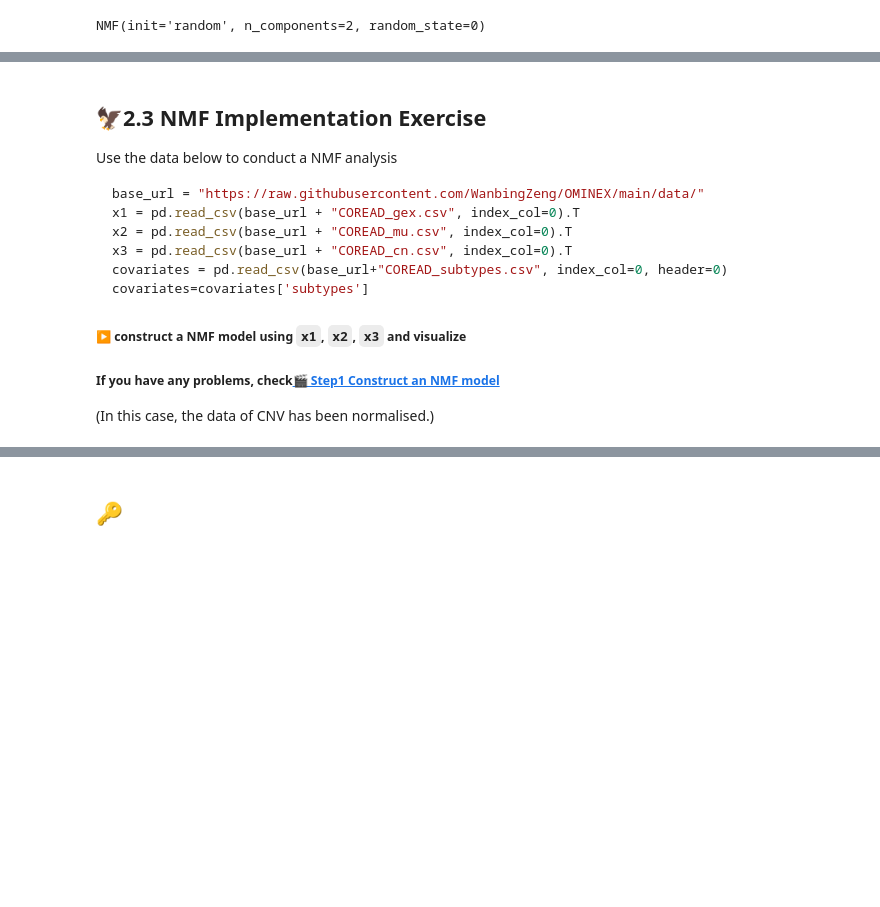
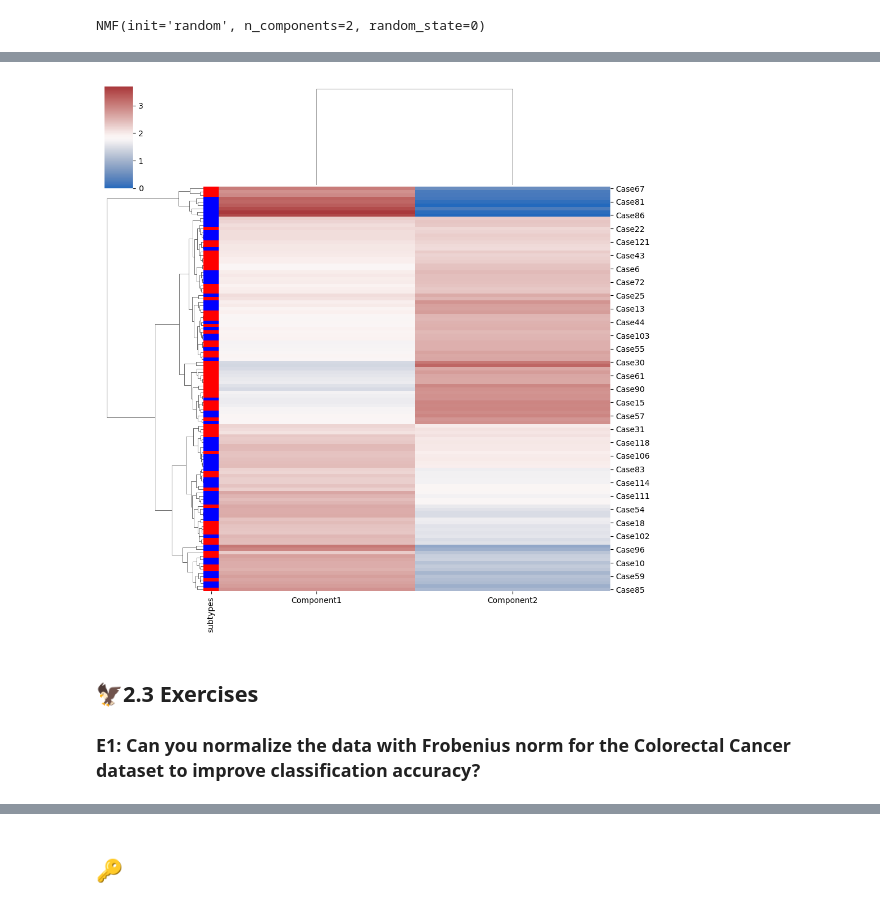
Before and after one commit to WanbingZeng/OMINEX, a Jupyter notebook: Chapter 2 Integration with NMF.ipynb, the cells around one changed output, grey strips where cells are left out. Drawn from its saved outputs; the diff is of its cells as text; code cells hidden in the pictures; blank space fills up the shorter version.

````diff
--- a/Chapter 2 Integration with NMF.ipynb
+++ b/Chapter 2 Integration with NMF.ipynb
@@ -194,18 +184,16 @@ top_5_component1
+# %%
+# Visualisasion 2
+subtype_colors = {'CMS1': 'red', 'CMS3': 'blue'}
+row_colors =df_H_subtype['subtypes'].map(subtype_colors)
+sns.clustermap(df_H.T, metric="euclidean", method="average", cmap="vlag",row_colors=row_colors)
+plt.show()
+# %% [output]
+[figure, added]
 # %% [markdown]
 
 ##
 
 
-## 🦅2.3 NMF Implementation Exercise
-Use the data below to conduct a NMF analysis
-```python
-base_url = "https://raw.githubusercontent.com/WanbingZeng/OMINEX/main/data/"
-x1 = pd.read_csv(base_url + "COREAD_gex.csv", index_col=0).T
-x2 = pd.read_csv(base_url + "COREAD_mu.csv", index_col=0).T
-x3 = pd.read_csv(base_url + "COREAD_cn.csv", index_col=0).T
-covariates = pd.read_csv(base_url+"COREAD_subtypes.csv", index_col=0, header=0)
-covariates=covariates['subtypes']
-```
-##### ▶️ construct a NMF model  using `x1`, `x2`, `x3` and visualize
-##### If you have any problems, check[🎬 Step1 Construct an NMF model](#🎬-Step1-Construct-an-NMF-model)
-(In this case, the data of CNV has been normalised.)
+## 🦅2.3 Exercises
+
+### E1: Can you normalize the data with Frobenius norm for the Colorectal Cancer dataset to improve classification accuracy?
````
Also changed, not shown: parts of 32 cells of this notebook, 1 other file.
